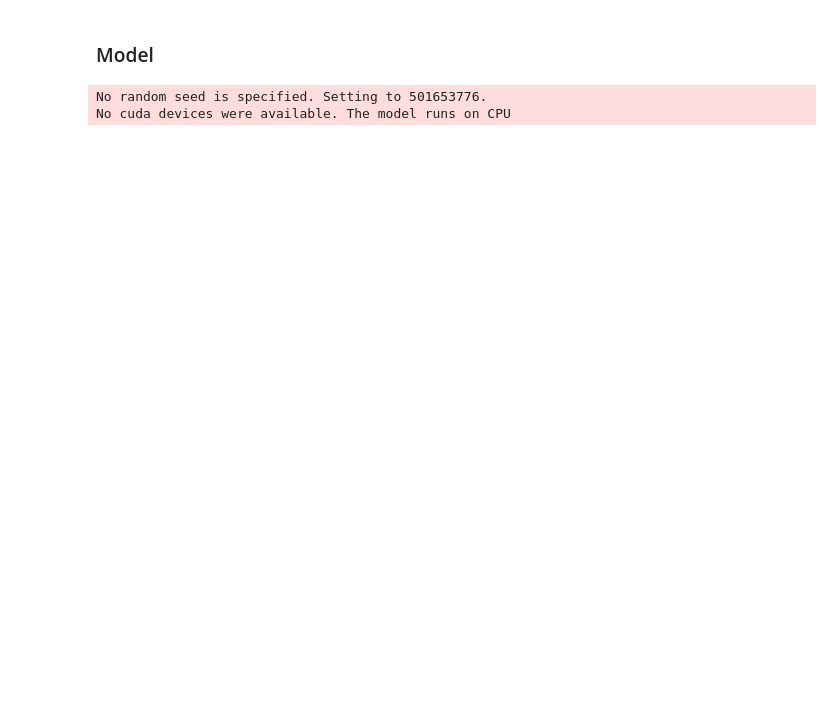
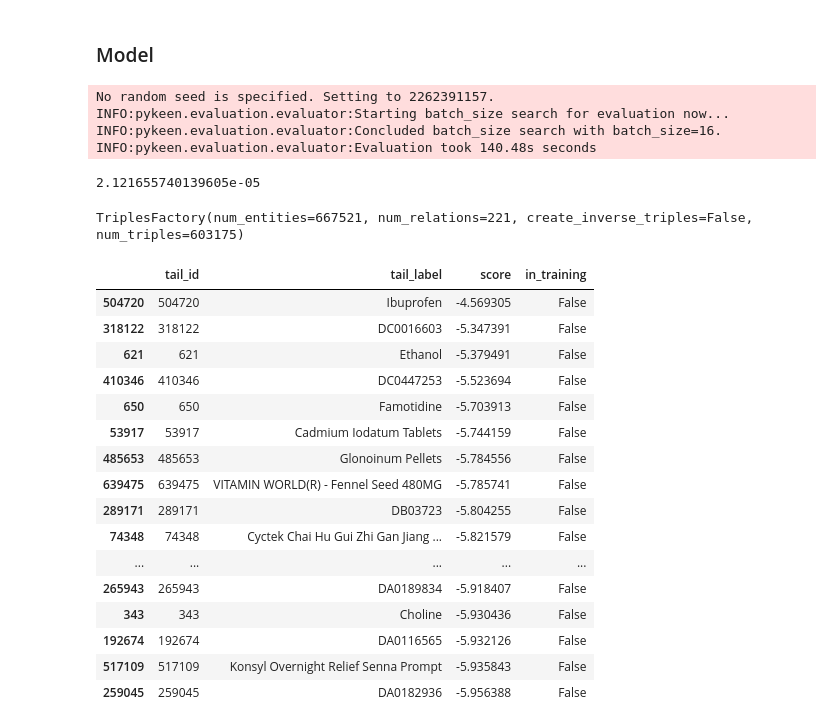
Before and after one commit to marketakrenkova/drug-interaction-prediction, a Jupyter notebook: knowledge_graph.ipynb, the cells around one changed output. Drawn from its saved outputs; the diff is of its cells as text; code cells hidden in the pictures; blank space fills up the shorter version.

Commit message:
changes to run kg and predict something

```diff
--- a/knowledge_graph.ipynb
+++ b/knowledge_graph.ipynb
@@ -195,7 +228,7 @@ test dataset size: 314329
 files = listdir(data_dir)
 
 for file in files:
-    if file == 'ddi.tsv':
+    if file == 'ddi.tsv' or file == 'train.tsv' or file == 'test.tsv' or file == 'valid.tsv':
         continue
 
     if file == 'ds_relations.tsv':
@@ -267,8 +300,21 @@ result = pipeline(
     testing=test_sub,
     validation=valid_sub,
     model='TransE',
-    evaluator=RankBasedEvaluator
+    epochs=1,
+    evaluator=RankBasedEvaluator,
+#     model_kwargs=dict(embedding_dim=128),
+    device='gpu',
+    optimizer='Adam',
+#     evaluation_relation_whitelist=evaluation_relation_whitelist,
+#     training_kwargs=dict(
+#         num_epochs=2,
+#         checkpoint_name='transE_checkpoint.pt',
+#         checkpoint_directory='kg_ckeckpoints',
+#         checkpoint_frequency=0
+#     ),
 )
 # %% [output]
-No random seed is specified. Setting to 501653776.
-No cuda devices were available. The model runs on CPU
+No random seed is specified. Setting to 2262391157.
+INFO:pykeen.evaluation.evaluator:Starting batch_size search for evaluation now...
+INFO:pykeen.evaluation.evaluator:Concluded batch_size search with batch_size=16.
+INFO:pykeen.evaluation.evaluator:Evaluation took 140.48s seconds
@@ -275,11 +323,50 @@ No cuda devices were available. The model runs on CPU
 # %%
 hits_at_10 = result.get_metric('hits@10')
+hits_at_10
+# %% [output]
+2.121655740139605e-05
+# %%
+result.training
+# %% [output]
+TriplesFactory(num_entities=667521, num_relations=221, create_inverse_triples=False, num_triples=603175)
 # %%
 # predictions
 
-model = result.model
+# model = result.model
 
-predictions_df = predict.get_tail_prediction_df(model, 'DC0477356', 'has_adverse_effect_on', triples_factory=result.training)
-predictions_df
+# predictions_df = predict.get_prediction_df(
+#     model,
+#     triples_factory=result.training,
+#     tail_label='Kiwi',
+#     relation_label='increase_sleep_disorders')
+
+# predictions_df.head(15)
+
+predicted_tails_df = predict.get_tail_prediction_df(
+        model = result.model,
+        head_label = "Ibuprofen",
+        relation_label = "decrease_adverse_effects",
+        triples_factory = result.training,
+    )
+
+predicted_tails_df.head(20)
+# %% [output]
+|  | tail_id | tail_label | score | in_training |
+| 504720 | 504720 | Ibuprofen | -4.569305 | False |
+| 318122 | 318122 | DC0016603 | -5.347391 | False |
+| 621 | 621 | Ethanol | -5.379491 | False |
+| 410346 | 410346 | DC0447253 | -5.523694 | False |
+| 650 | 650 | Famotidine | -5.703913 | False |
+| 53917 | 53917 | Cadmium Iodatum Tablets | -5.744159 | False |
+| 485653 | 485653 | Glonoinum Pellets | -5.784556 | False |
+| 639475 | 639475 | VITAMIN WORLD(R) - Fennel Seed 480MG | -5.785741 | False |
+| 289171 | 289171 | DB03723 | -5.804255 | False |
+| 74348 | 74348 | Cyctek Chai Hu Gui Zhi Gan Jiang ... | -5.821579 | False |
+| ... | ... | ... | ... | ... |
+| 265943 | 265943 | DA0189834 | -5.918407 | False |
+| 343 | 343 | Choline | -5.930436 | False |
+| 192674 | 192674 | DA0116565 | -5.932126 | False |
+| 517109 | 517109 | Konsyl Overnight Relief Senna Prompt | -5.935843 | False |
+| 259045 | 259045 | DA0182936 | -5.956388 | False |
 # %%
 # evaluation
```
Also changed, not shown: parts of 15 cells of this notebook, 5 other files.
